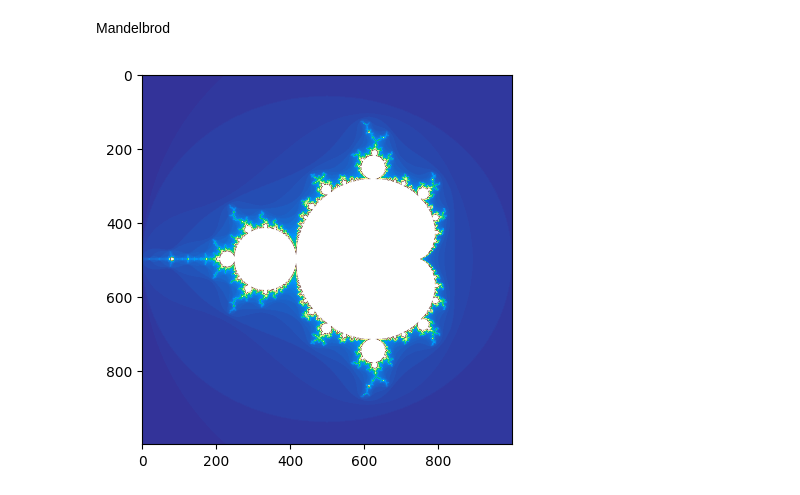
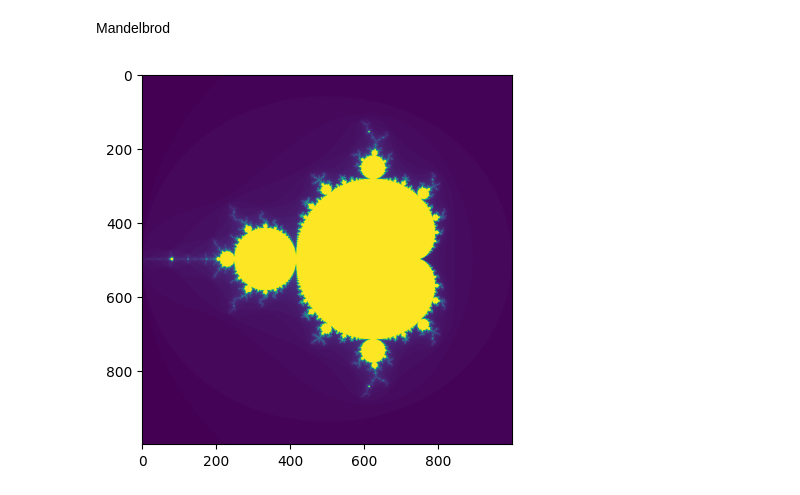
Before and after one commit to KLI0273/KLI0273_DU, a Jupyter notebook: week_04/week_04_du.ipynb, the cells around one changed output. Drawn from its saved outputs; the diff is of its cells as text; code cells hidden in the pictures.

```diff
--- a/week_04/week_04_du.ipynb
+++ b/week_04/week_04_du.ipynb
@@ -205,29 +205,29 @@ Mandelbrod
 # %%
 import numpy as np
 import matplotlib.pyplot as plt
 
 def mandelbrot_set(x_min = -2, x_max = 1, y_min = -1.5, y_max = 1.5, n = 1000, k= 100):
 
     y, x = np.mgrid[x_min:x_max:complex(0, n), y_min:y_max:complex(0, n)]#.astype(np.float128)
     c = (x-0.5)+(y+0.5)* 1j
     divergence_matrix = np.zeros((np.shape(c)))+k
     zn = 0
     for i in range(k):
         zn = (zn**2) + c
         for m in range(n):
             for l in range(n):
                 if(np.abs(zn[m,l]) > 2):
 
                     divergence_matrix[m,l] -= 1
                     zn[m,l] = 2
 
     return divergence_matrix
 
 n = 1000
 k = 100
 
 divergence_matrix = mandelbrot_set(n=n, k=k)
-plt.imshow(divergence_matrix, cmap='terrain') #
+plt.imshow(divergence_matrix) #, cmap='terrain'
 plt.show()
 # %% [output]
-[figure, old version]
+[figure, new version]
```
Also changed, not shown: parts of 7 cells of this notebook, 4 other files.
